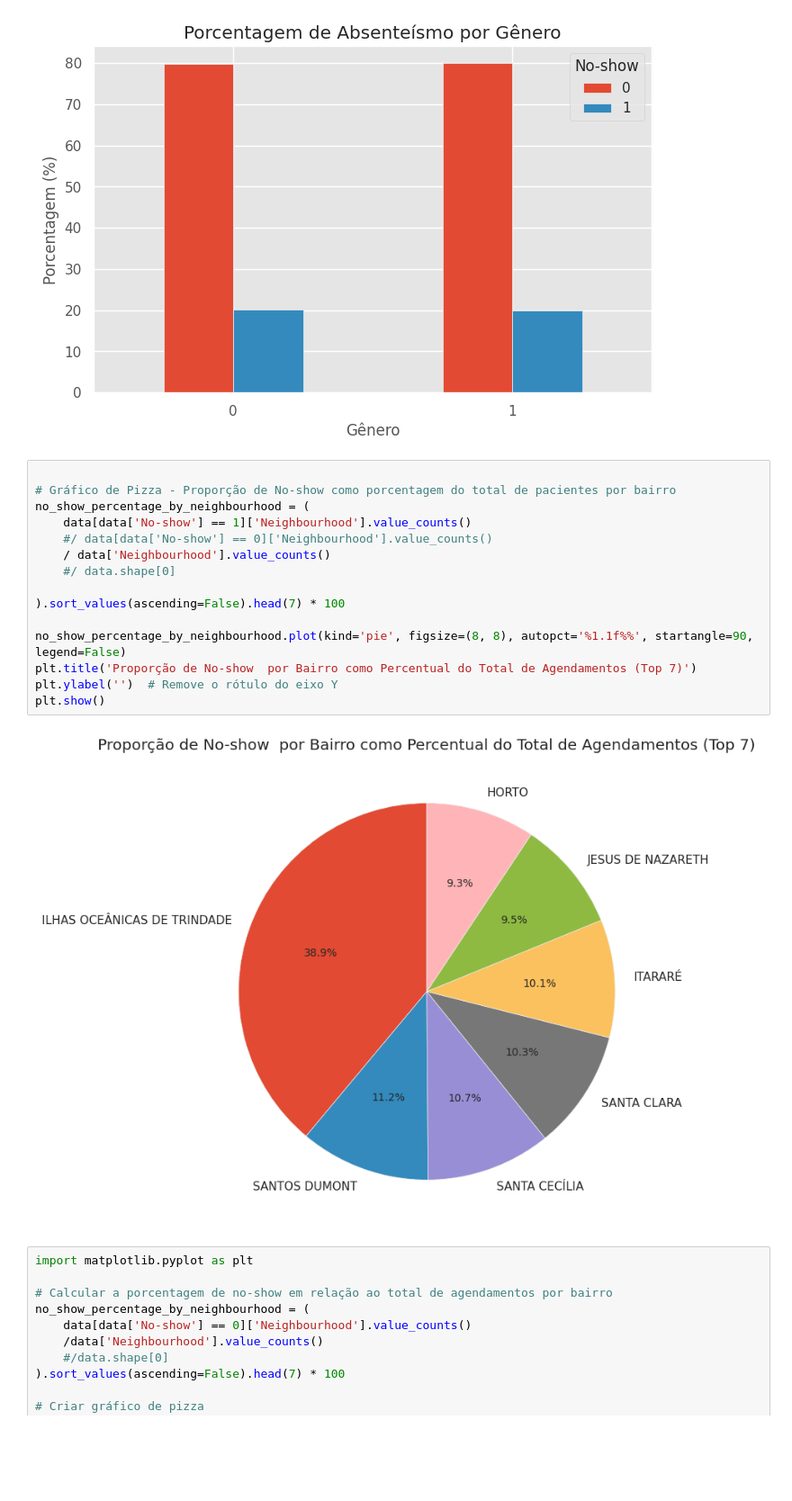
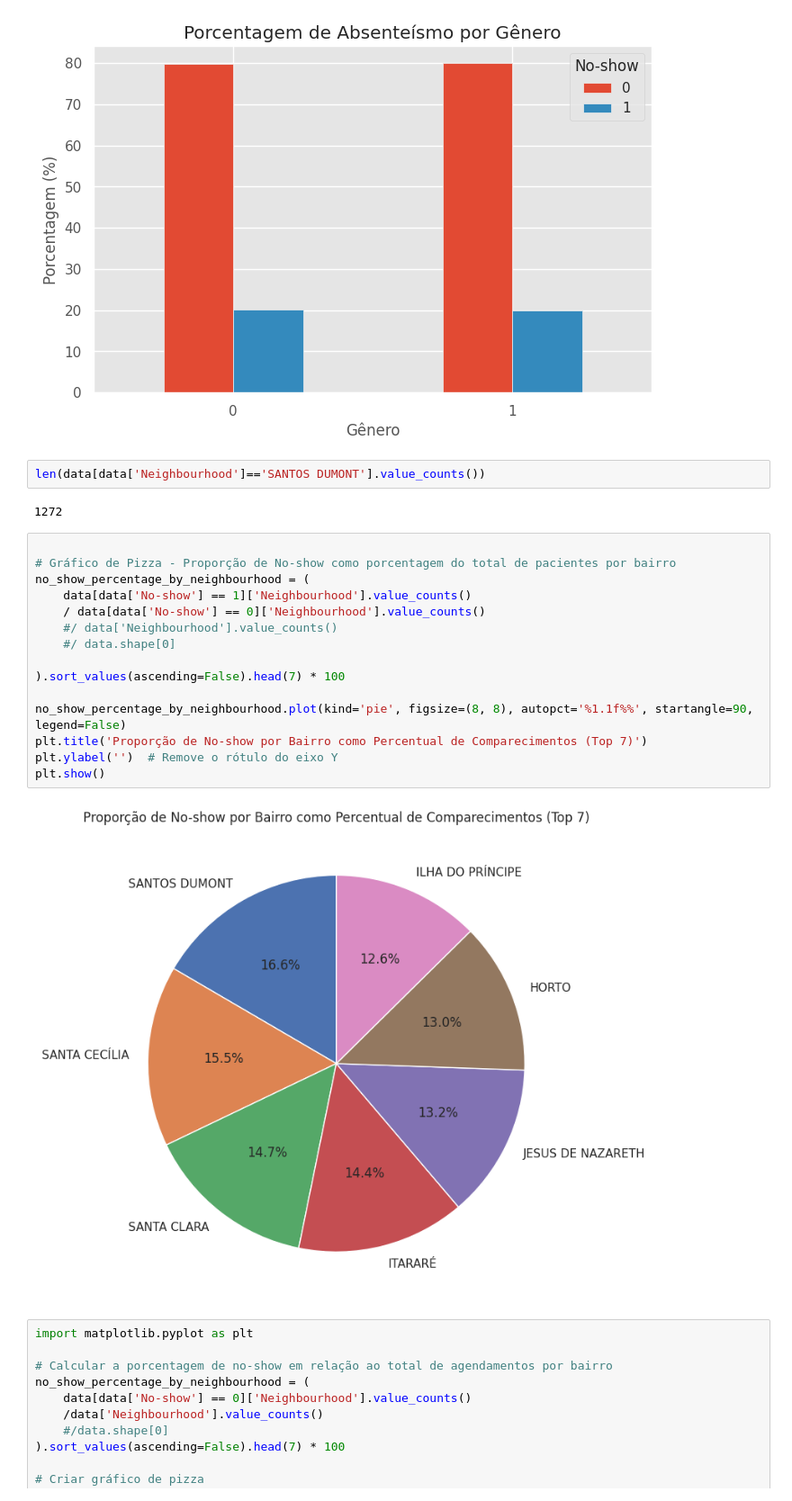
Before and after one commit to eddorileo/saudeDigital, a Jupyter notebook: src/AnaliseExploratoriaDados.ipynb, the cells around one changed output. Shown at 90% size. Drawn from its saved outputs; the diff is of its cells as text; blank space fills up the shorter version.

```diff
--- a/src/AnaliseExploratoriaDados.ipynb
+++ b/src/AnaliseExploratoriaDados.ipynb
@@ -389,23 +389,27 @@ plt.legend(title='No-show')
 plt.show()
 # %% [output]
 [figure]
+# %%
+len(data[data['Neighbourhood']=='SANTOS DUMONT'].value_counts())
+# %% [output]
+1272
 # %%
 
 # Gráfico de Pizza - Proporção de No-show como porcentagem do total de pacientes por bairro
 no_show_percentage_by_neighbourhood = (
     data[data['No-show'] == 1]['Neighbourhood'].value_counts()
-    #/ data[data['No-show'] == 0]['Neighbourhood'].value_counts()
-    / data['Neighbourhood'].value_counts()
+    / data[data['No-show'] == 0]['Neighbourhood'].value_counts()
+    #/ data['Neighbourhood'].value_counts()
     #/ data.shape[0]
 
 ).sort_values(ascending=False).head(7) * 100
 
 no_show_percentage_by_neighbourhood.plot(kind='pie', figsize=(8, 8), autopct='%1.1f%%', startangle=90, legend=False)
-plt.title('Proporção de No-show  por Bairro como Percentual do Total de Agendamentos (Top 7)')
+plt.title('Proporção de No-show por Bairro como Percentual de Comparecimentos (Top 7)')
 plt.ylabel('')  # Remove o rótulo do eixo Y
 plt.show()
 # %% [output]
-[figure, old version]
+[figure, new version]
 # %%
 import matplotlib.pyplot as plt
 
```
Also changed, not shown: parts of 1 cell of this notebook.
